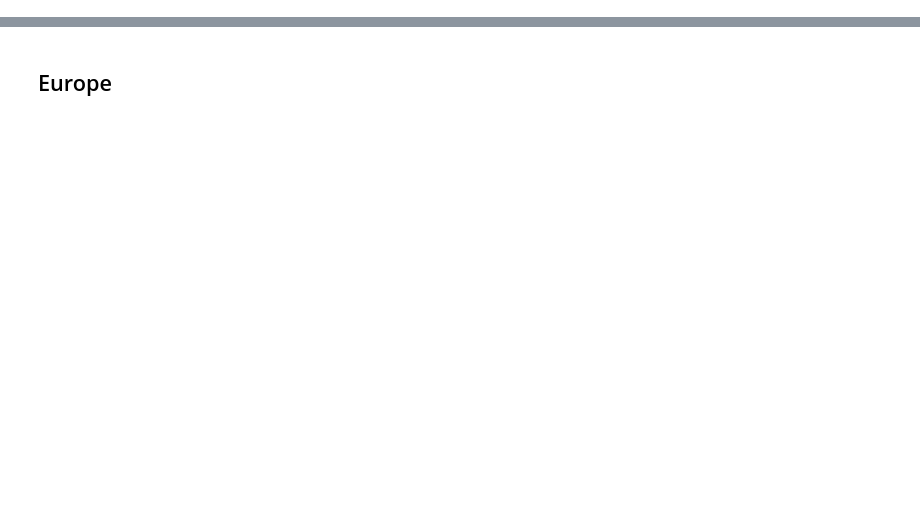
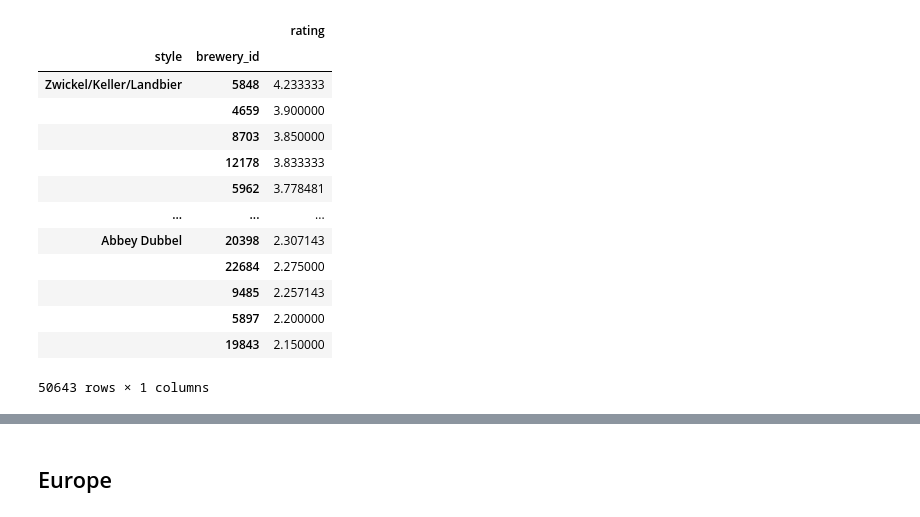
Before and after one commit to epfl-ada/ada-2022-project-sustainablepandas, a Jupyter notebook: dens_map.ipynb, the cells around one changed output, grey strips where cells are left out. Saved outputs shown, nothing was run; the diff lists cells and outputs as text; code cells hidden in the pictures; blank space fills up the shorter version.

```diff
--- a/dens_map.ipynb
+++ b/dens_map.ipynb
@@ -25,0 +117,24 @@ Lon = positions['lat']
+# %%
+# mean rating per brewery
+df_interest_RB.groupby('brewery_id').agg('mean')['rating'].to_frame().sort_values(by='rating', ascending=False)
+
+# mean rating per style
+df_interest_RB.groupby('style').agg('mean')['rating'].to_frame().sort_values(by='rating', ascending=False)
+
+# mean rating per style and brewery
+df_interest_RB.groupby(['style','brewery_id']).agg('mean')['rating'].to_frame().sort_values(by=['style','rating'], ascending=False)
+# %% [output]
+|  |  | rating |
+| style | brewery_id |  |
+| Zwickel/Keller/Landbier | 5848 | 4.233333 |
+|  | 4659 | 3.900000 |
+|  | 8703 | 3.850000 |
+|  | 12178 | 3.833333 |
+|  | 5962 | 3.778481 |
+| ... | ... | ... |
+| Abbey Dubbel | 20398 | 2.307143 |
+|  | 22684 | 2.275000 |
+|  | 9485 | 2.257143 |
+|  | 5897 | 2.200000 |
+|  | 19843 | 2.150000 |
+50643 rows × 1 columns
```
Also changed, not shown: parts of 14 cells of this notebook.
